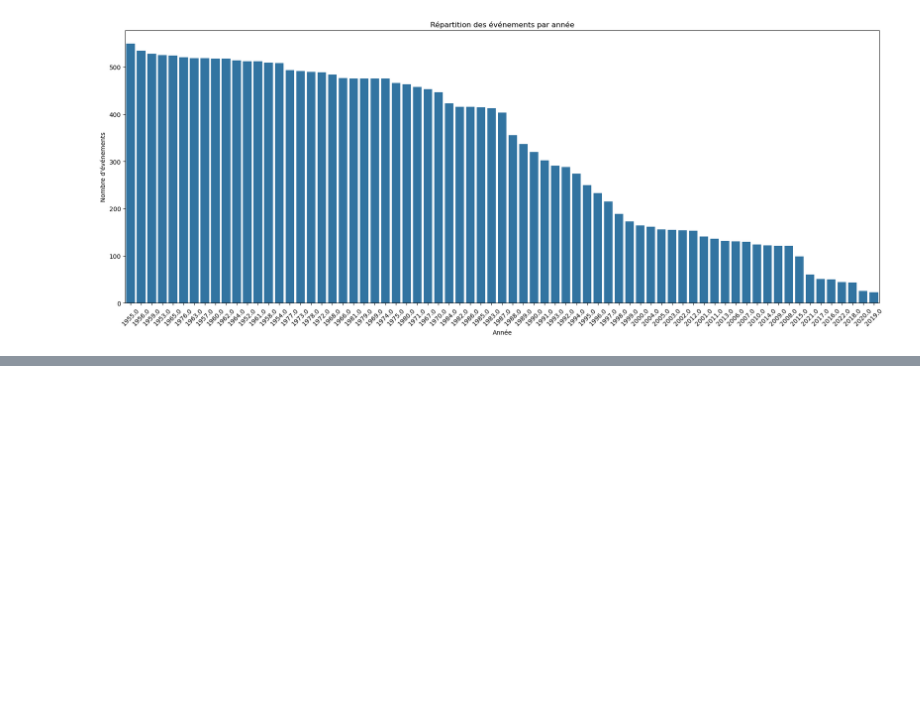
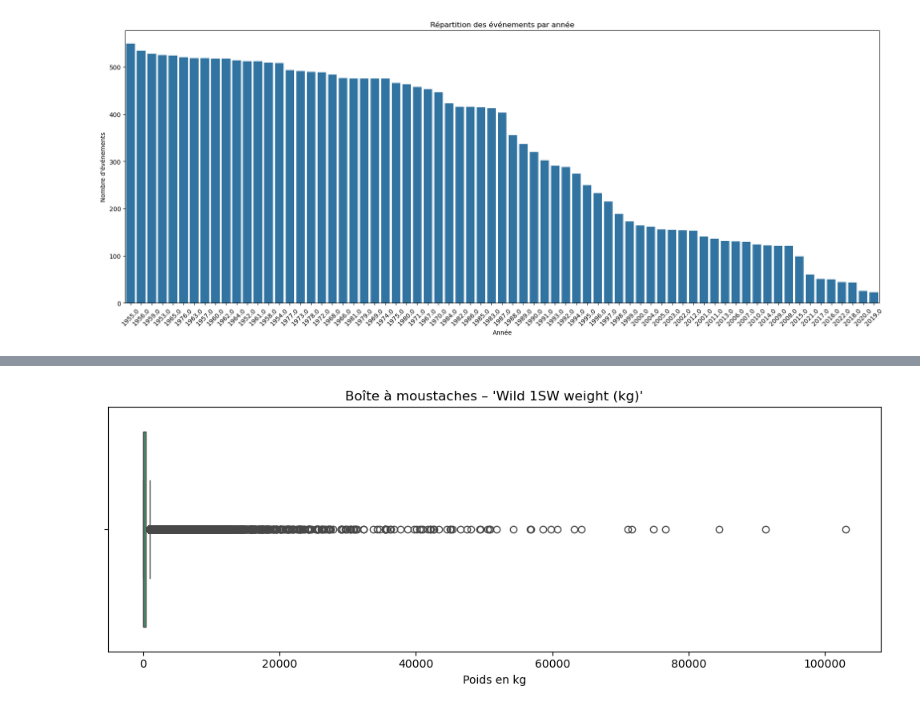
Before and after one commit to F1golfin/projet_stat, a Jupyter notebook: Etude_statistique_Saumons.ipynb, the cells around one changed output, grey strips where cells are left out. Drawn from its saved outputs; the diff is of its cells as text; code cells hidden in the pictures; blank space fills up the shorter version.

```diff
--- a/Etude_statistique_Saumons.ipynb
+++ b/Etude_statistique_Saumons.ipynb
@@ -611,0 +811,3 @@ plt.show()
+# %%
+# Extraction et nettoyage
+wild_1sw_weight = saumons['Wild 1SW weight (kg)']
@@ -611,0 +832,9 @@ plt.show()
+# %%
+plt.figure(figsize=(10, 4))
+sns.boxplot(x=wild_1sw_weight, color='mediumseagreen')
+plt.title("Boîte à moustaches – 'Wild 1SW weight (kg)'")
+plt.xlabel("Poids en kg")
+plt.tight_layout()
+plt.show()
+# %% [output]
+[figure, added]
```
Also changed, not shown: parts of 46 cells of this notebook.
